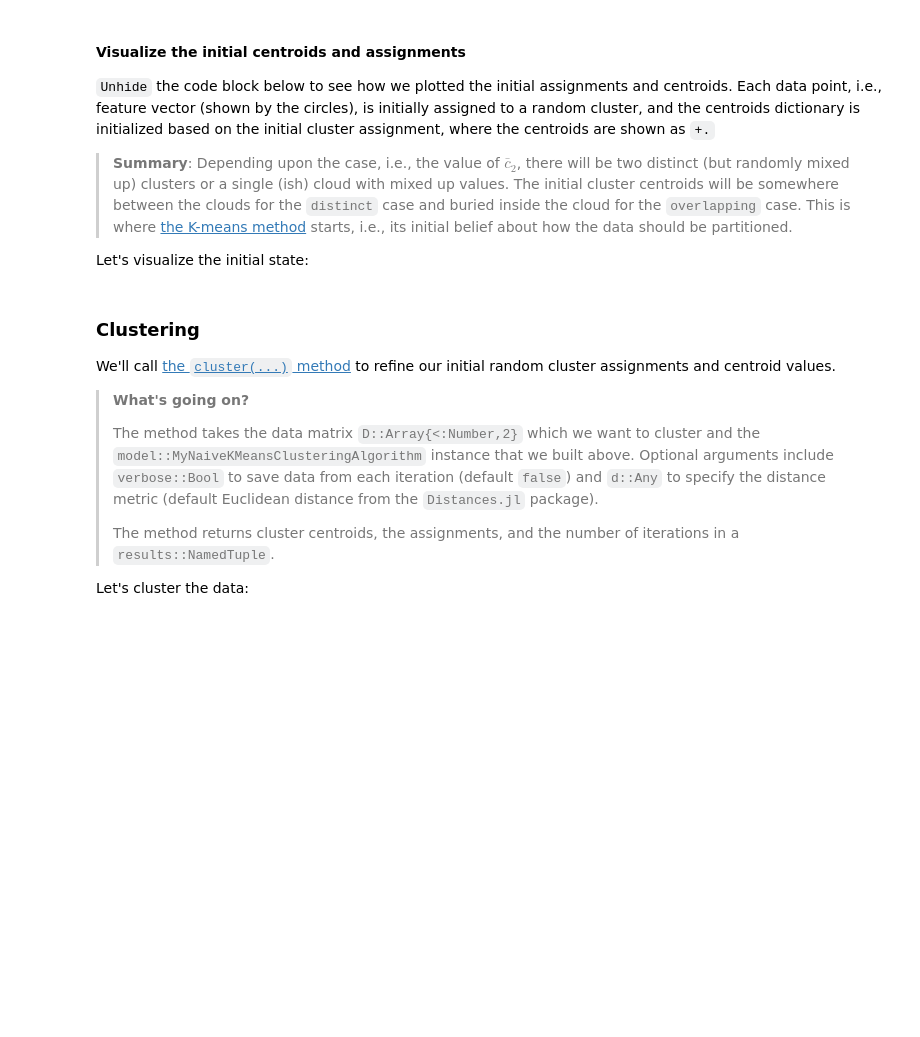
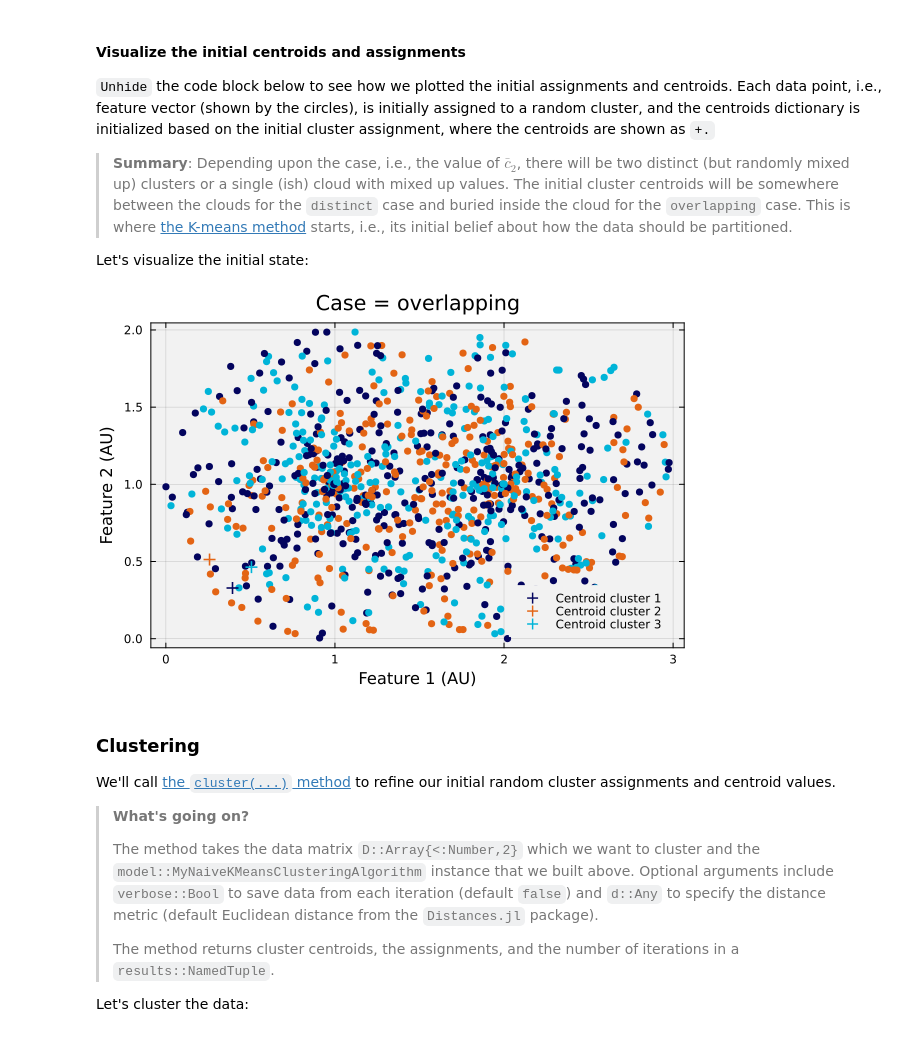
Before and after one commit to CHEME-5820-Spring-2026/ps1-5820-s26-hallantern, a Jupyter notebook: PS1-CHEME-5820-Student-S26.ipynb, the cells around one changed output. Saved outputs shown, nothing was run; the diff lists cells and outputs as text; code cells hidden in the pictures; blank space fills up the shorter version.

```diff
--- a/PS1-CHEME-5820-Student-S26.ipynb
+++ b/PS1-CHEME-5820-Student-S26.ipynb
@@ -44,9 +36,15 @@ number_label_two = 500; # number of points in cloud 2 (must be ≥ 2)
 total_number_of_points = (number_label_one + number_label_two);
 number_of_features = 3; # features: (x,y,l), where l is a faux label; see below.
 c̄₁ = (1.0, 1.0); # center for cluster 1: fixed
-c̄₂ = (4.0, 1.0); # center for cluster 2: variable, we'll change this in our study
+# DQ1
+c̄₂ = (2.0, 1.0);
+# c̄₂ = (4.0, 1.0); # center for cluster 2: variable, we'll change this in our study
+# c̄₂ = (10.0, 1.0);
 maxiter = 10000; # maximum iterations of our K-means implementation
-K = 2; # number of clusters. We'll change this in our study (K > 1)
+# K = 2; # number of clusters. We'll change this in our study (K > 1)
+K = 3;
+# K = 4;
+# K = 5
 ϵ = 1e-6; # tolerance for termination. We can set this to whatever we want
 
 # Validate the constants
@@ -309,7 +327,8 @@ Let's start by constructing the dataset $\mathcal{D}$ (no hat) from $\hat{\mathc
 # STUDENT TASK: Create D by dropping the faux label column from D̂.
 # Use array slicing to select all rows but only columns 1 and 2
 # HINT: D̂[:,1:end-1] selects all rows and columns 1 through second-to-last
-D = nothing; # Replace with your slicing code
+# D = nothing; # Replace with your slicing code
+D = D̂[:,1:end-1]; # all the rows, cols = {1,2} (no label column)
 # %% [markdown]
 Next, let's build the model instance. The `model::MyNaiveKMeansClusteringAlgorithm` contains the data that we passed in, as well as two derived fields that we computed in [the `build(...)` method](https://varnerlab.github.io/VLDataScienceMachineLearningPackage.jl/dev/clustering/#VLDataScienceMachineLearningPackage.build-Tuple{Type{MyNaiveKMeansClusteringAlgorithm},%20NamedTuple}), the centroids and initial assignments.
 
@@ -327,10 +346,12 @@ _Fill in the missing code to build our clustering model_:
 
 model = build(MyNaiveKMeansClusteringAlgorithm, (
         maxiter = maxiter,
-        dimension = nothing, # replace with size(D,2)
+        # dimension = nothing, # replace with size(D,2)
+        dimension = size(D, 2),
         number_of_points = total_number_of_points,
         K = K,
         ϵ = ϵ,
-        dataset = nothing, # replace with D
+        #dataset = nothing, # replace with D
+        dataset = D,
         scale_factor = 1.0,
 ));
@@ -349,35 +365,36 @@ Let's visualize the initial state:
 # %%
 # STUDENT TASK: After you build `model`, uncomment the block below.
 # (Visualization code is provided - just remove the #= and =# markers)
-#=
+
 let
 
     dataset = D; # what dataset am I looking at?
     horizontal_index = 1;
     vertical_index = 2;
     p = plot(bg="gray95", background_color_outside="white", framestyle = :box, fg_legend = :transparent); # make an empty plot
 
     assignments = copy(model.assignments);
     for i ∈ eachindex(assignments);
         a = assignments[i];
         scatter!([dataset[i, horizontal_index]], [dataset[i, vertical_index]], label="", c=my_color_dictionary[a], msc=my_color_dictionary[a]);
     end
     current();
 
     # plot the centroids -
     centroids = copy(model.centroids);
     for k ∈ 1:K
         c = centroids[k]
         scatter!([c[horizontal_index]], [c[vertical_index]], label="Centroid cluster $(k)", msc=my_color_dictionary[k], c=my_color_dictionary[k],
             ms=6, markerstrokewidth=2, markershape = :plus)
     end
     current();
 
     xlabel!("Feature 1 (AU)", fontsize=18);
     ylabel!("Feature 2 (AU)", fontsize=18);
     title!("Case = $(case_label)", fontsize=18)
 end
-=#
+# %% [output]
+[figure, added]
 # %% [markdown]
 ### Clustering
 We'll call [the `cluster(...)` method](https://varnerlab.github.io/VLDataScienceMachineLearningPackage.jl/dev/clustering/#VLDataScienceMachineLearningPackage.cluster) to refine our initial random cluster assignments and centroid values.
```
Also changed, not shown: parts of 21 cells of this notebook, 43 other files.
